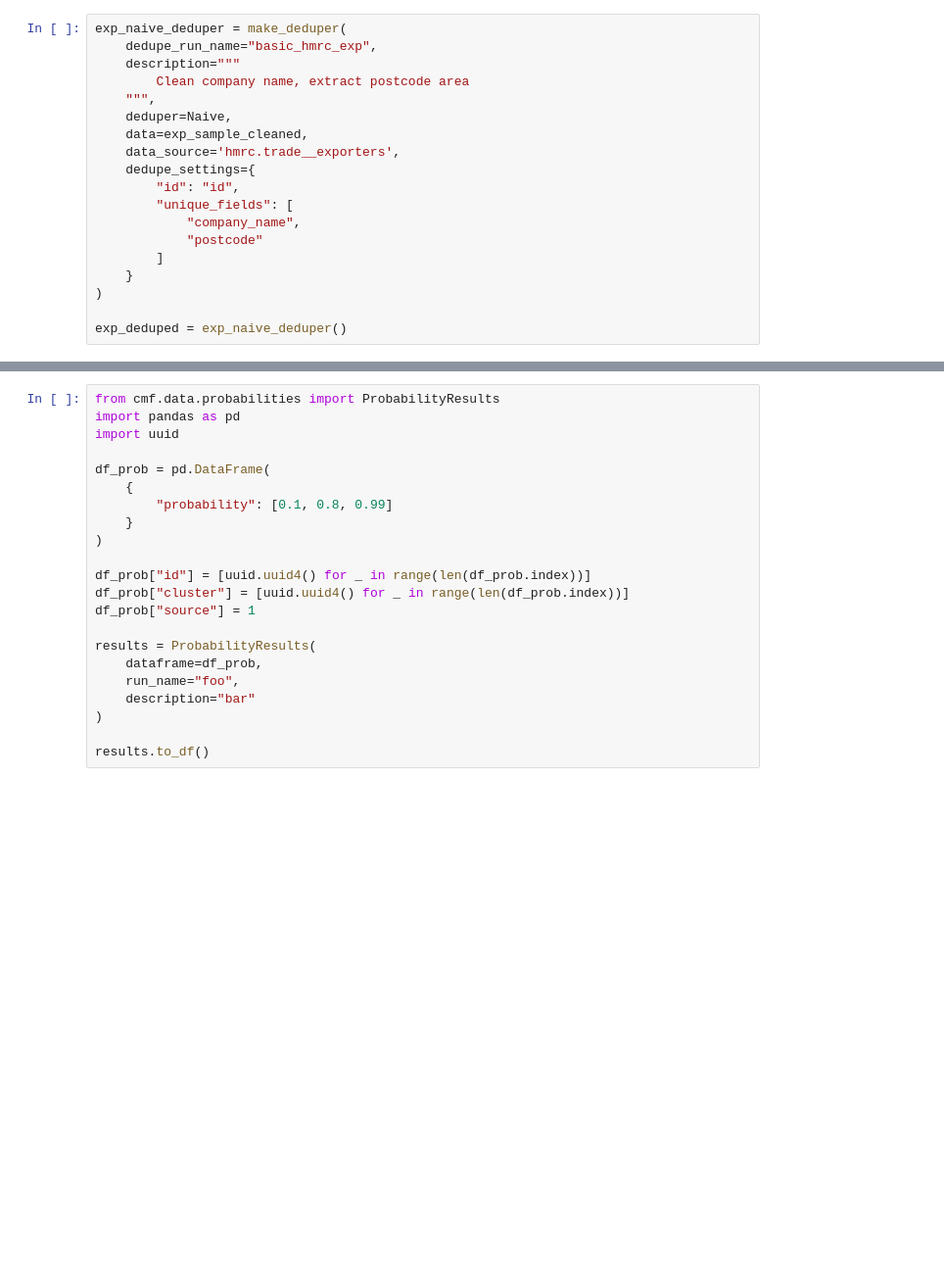
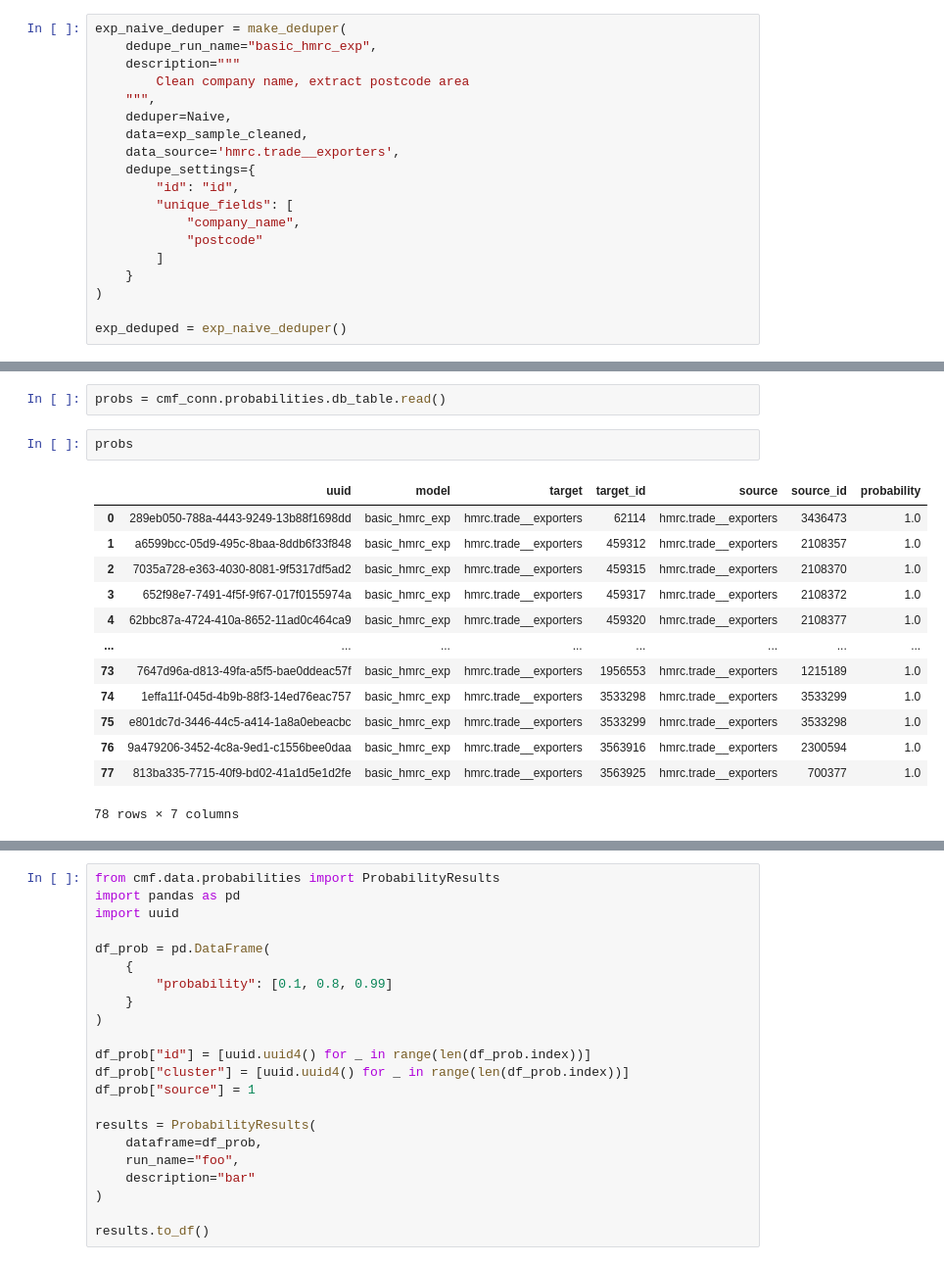
Before and after one commit to will-langdale/matchbox, a Jupyter notebook: notebooks/archive/WL_test.ipynb, the cells around one changed output, grey strips where cells are left out. Shown at 98% size. Drawn from its saved outputs; the diff is of its cells as text; blank space fills up the shorter version.

```diff
--- a/notebooks/archive/WL_test.ipynb
+++ b/notebooks/archive/WL_test.ipynb
@@ -312,0 +319,18 @@ NameError: name 'pd' is not defined
+# %%
+probs = cmf_conn.probabilities.db_table.read()
+# %%
+probs
+# %% [output]
+|  | uuid | model | target | target_id | source | source_id | probability |
+| 0 | 289eb050-788a-4443-9249-13b88f1698dd | basic_hmrc_exp | hmrc.trade__exporters | 62114 | hmrc.trade__exporters | 3436473 | 1.0 |
+| 1 | a6599bcc-05d9-495c-8baa-8ddb6f33f848 | basic_hmrc_exp | hmrc.trade__exporters | 459312 | hmrc.trade__exporters | 2108357 | 1.0 |
+| 2 | 7035a728-e363-4030-8081-9f5317df5ad2 | basic_hmrc_exp | hmrc.trade__exporters | 459315 | hmrc.trade__exporters | 2108370 | 1.0 |
+| 3 | 652f98e7-7491-4f5f-9f67-017f0155974a | basic_hmrc_exp | hmrc.trade__exporters | 459317 | hmrc.trade__exporters | 2108372 | 1.0 |
+| 4 | 62bbc87a-4724-410a-8652-11ad0c464ca9 | basic_hmrc_exp | hmrc.trade__exporters | 459320 | hmrc.trade__exporters | 2108377 | 1.0 |
+| ... | ... | ... | ... | ... | ... | ... | ... |
+| 73 | 7647d96a-d813-49fa-a5f5-bae0ddeac57f | basic_hmrc_exp | hmrc.trade__exporters | 1956553 | hmrc.trade__exporters | 1215189 | 1.0 |
+| 74 | 1effa11f-045d-4b9b-88f3-14ed76eac757 | basic_hmrc_exp | hmrc.trade__exporters | 3533298 | hmrc.trade__exporters | 3533299 | 1.0 |
+| 75 | e801dc7d-3446-44c5-a414-1a8a0ebeacbc | basic_hmrc_exp | hmrc.trade__exporters | 3533299 | hmrc.trade__exporters | 3533298 | 1.0 |
+| 76 | 9a479206-3452-4c8a-9ed1-c1556bee0daa | basic_hmrc_exp | hmrc.trade__exporters | 3563916 | hmrc.trade__exporters | 2300594 | 1.0 |
+| 77 | 813ba335-7715-40f9-bd02-41a1d5e1d2fe | basic_hmrc_exp | hmrc.trade__exporters | 3563925 | hmrc.trade__exporters | 700377 | 1.0 |
+78 rows × 7 columns
```
Also changed, not shown: parts of 6 cells of this notebook, 5 other files.
